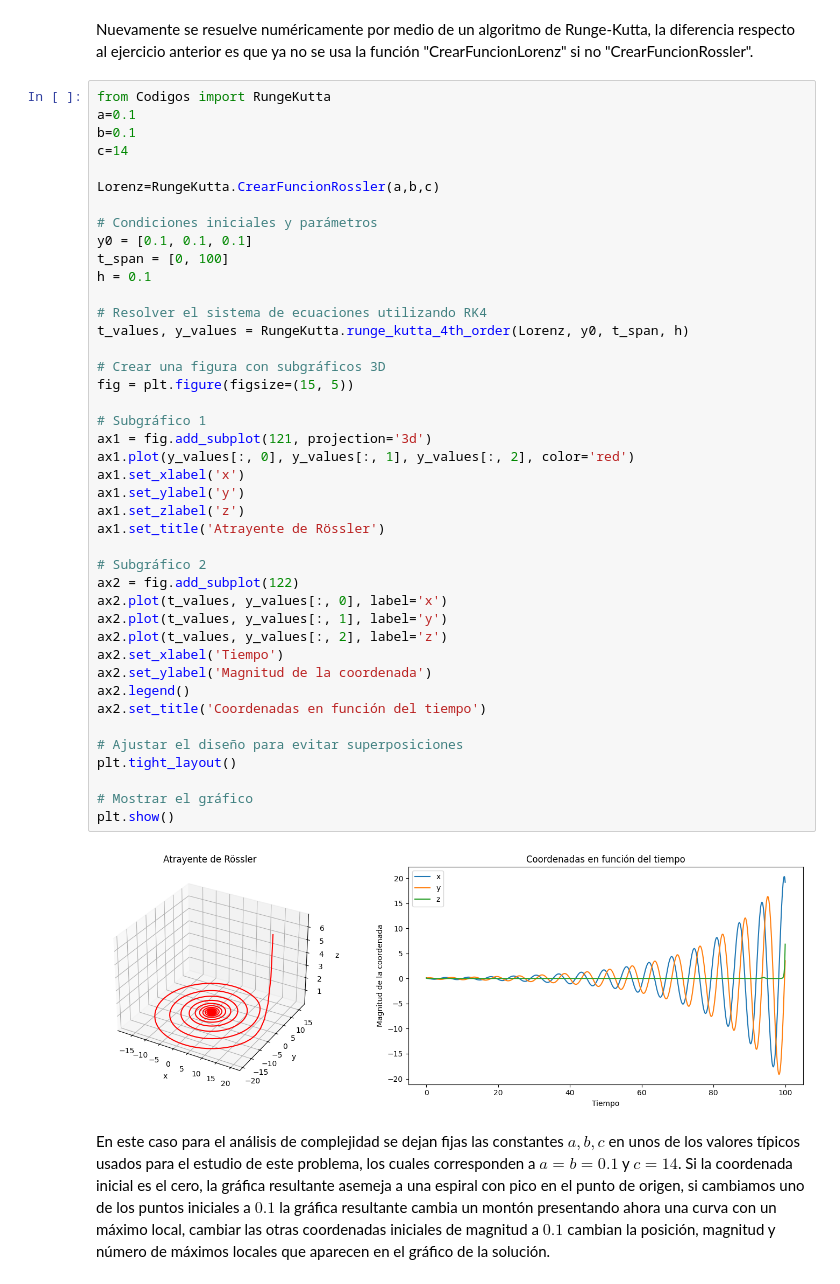
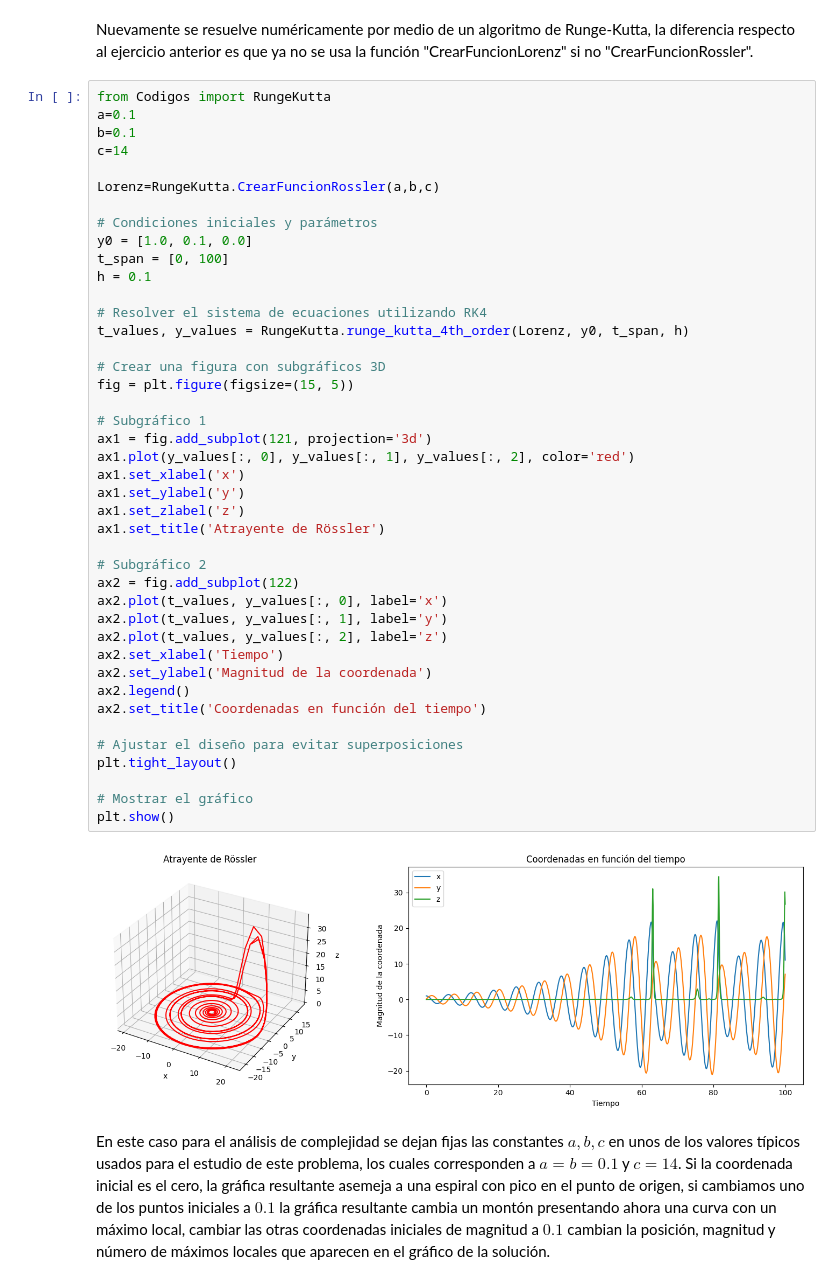
Before and after one commit to ashybabashyba/RedesComplejasUGR, a Jupyter notebook: NotebookPrincipal.ipynb, the cells around one changed output. Drawn from its saved outputs; the diff is of its cells as text.

```diff
--- a/NotebookPrincipal.ipynb
+++ b/NotebookPrincipal.ipynb
@@ -88,41 +88,41 @@ c=14
 Lorenz=RungeKutta.CrearFuncionRossler(a,b,c)
 
 # Condiciones iniciales y parámetros
-y0 = [0.1, 0.1, 0.1]
+y0 = [1.0, 0.1, 0.0]
 t_span = [0, 100]
 h = 0.1
 
 # Resolver el sistema de ecuaciones utilizando RK4
 t_values, y_values = RungeKutta.runge_kutta_4th_order(Lorenz, y0, t_span, h)
 
 # Crear una figura con subgráficos 3D
 fig = plt.figure(figsize=(15, 5))
 
 # Subgráfico 1
 ax1 = fig.add_subplot(121, projection='3d')
 ax1.plot(y_values[:, 0], y_values[:, 1], y_values[:, 2], color='red')
 ax1.set_xlabel('x')
 ax1.set_ylabel('y')
 ax1.set_zlabel('z')
 ax1.set_title('Atrayente de Rössler')
 
 # Subgráfico 2
 ax2 = fig.add_subplot(122)
 ax2.plot(t_values, y_values[:, 0], label='x')
 ax2.plot(t_values, y_values[:, 1], label='y')
 ax2.plot(t_values, y_values[:, 2], label='z')
 ax2.set_xlabel('Tiempo')
 ax2.set_ylabel('Magnitud de la coordenada')
 ax2.legend()
 ax2.set_title('Coordenadas en función del tiempo')
 
 # Ajustar el diseño para evitar superposiciones
 plt.tight_layout()
 
 # Mostrar el gráfico
 plt.show()
 # %% [output]
-[figure, old version]
+[figure, new version]
 # %% [markdown]
 En este caso para el análisis de complejidad se dejan fijas las constantes $a,b,c$ en unos de los valores típicos usados para el estudio de este problema, los cuales corresponden a $a=b=0.1$ y $c=14$. Si la coordenada inicial es el cero, la gráfica resultante asemeja a una espiral con pico en el punto de origen, si cambiamos uno de los puntos iniciales a $0.1$ la gráfica resultante cambia un montón presentando ahora una curva con un máximo local, cambiar las otras coordenadas iniciales de magnitud a $0.1$ cambian la posición, magnitud y número de máximos locales que aparecen en el gráfico de la solución.
 # %% [markdown]
```
Also changed, not shown: parts of 2 cells of this notebook.
